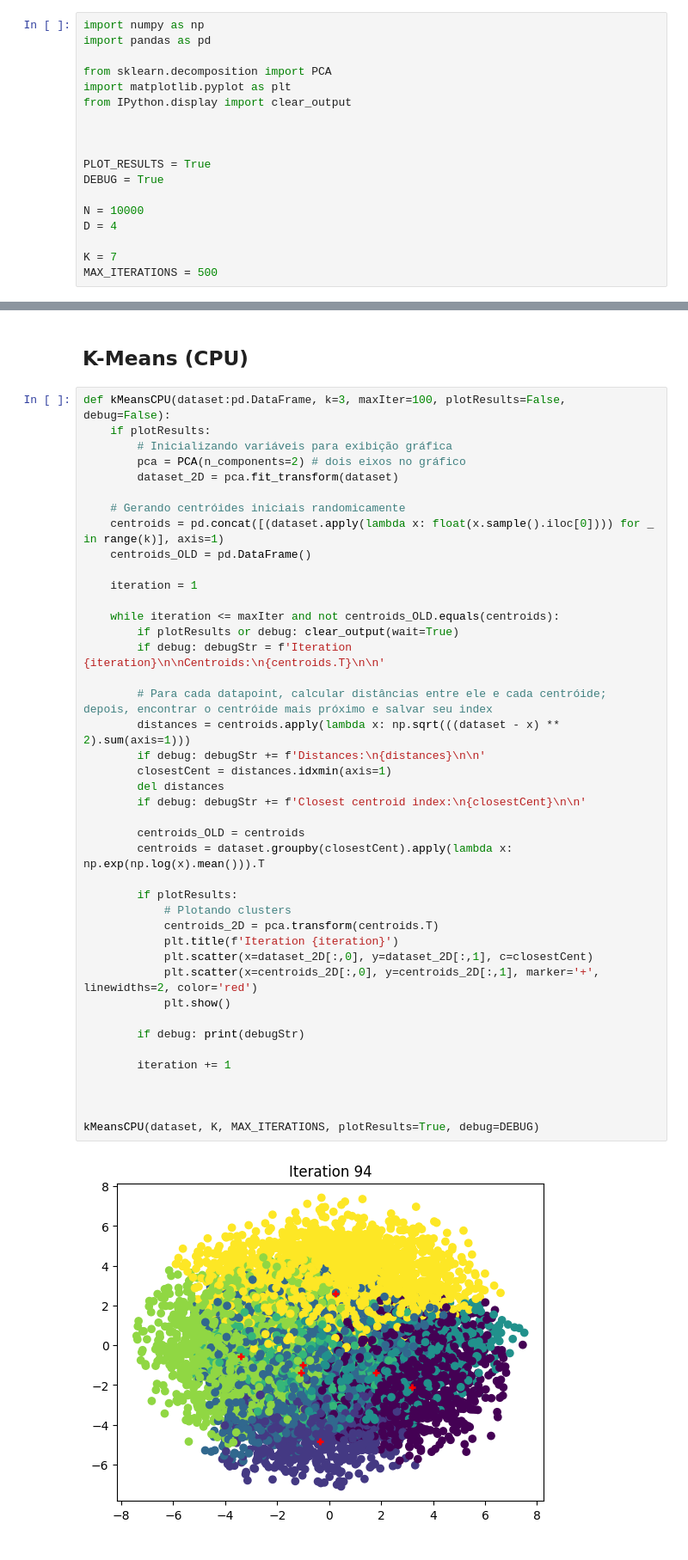
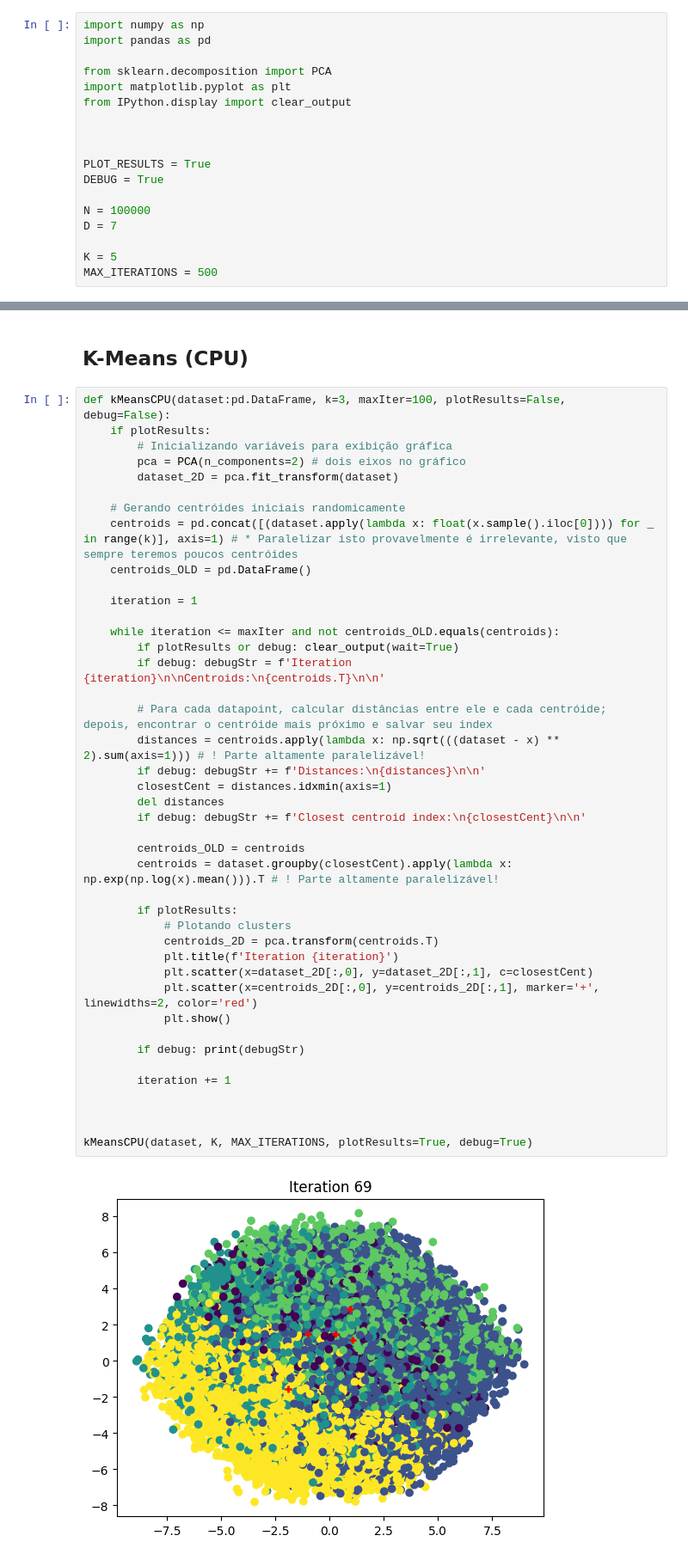
Before and after one commit to vinivosh/ufu-tcc2, a Jupyter notebook: code/examples-and-tests/kMeansCPU.ipynb, the cells around one changed output, grey strips where cells are left out. Shown at 86% size. Drawn from its saved outputs; the diff is of its cells as text.

```diff
--- a/code/examples-and-tests/kMeansCPU.ipynb
+++ b/code/examples-and-tests/kMeansCPU.ipynb
@@ -17,10 +17,10 @@ from IPython.display import clear_output
 PLOT_RESULTS = True
 DEBUG = True
 
-N = 10000
-D = 4
+N = 100000
+D = 7
 
-K = 7
+K = 5
 MAX_ITERATIONS = 500
 # %% [markdown]
 ## Criando o Dataset
@@ -56,39 +56,39 @@ def kMeansCPU(dataset:pd.DataFrame, k=3, maxIter=100, plotResults=False, debug=F
         dataset_2D = pca.fit_transform(dataset)
 
     # Gerando centróides iniciais randomicamente
-    centroids = pd.concat([(dataset.apply(lambda x: float(x.sample().iloc[0]))) for _ in range(k)], axis=1)
+    centroids = pd.concat([(dataset.apply(lambda x: float(x.sample().iloc[0]))) for _ in range(k)], axis=1) # * Paralelizar isto provavelmente é irrelevante, visto que sempre teremos poucos centróides
     centroids_OLD = pd.DataFrame()
 
     iteration = 1
 
     while iteration <= maxIter and not centroids_OLD.equals(centroids):
         if plotResults or debug: clear_output(wait=True)
         if debug: debugStr = f'Iteration {iteration}\n\nCentroids:\n{centroids.T}\n\n'
 
         # Para cada datapoint, calcular distâncias entre ele e cada centróide; depois, encontrar o centróide mais próximo e salvar seu index
-        distances = centroids.apply(lambda x: np.sqrt(((dataset - x) ** 2).sum(axis=1)))
+        distances = centroids.apply(lambda x: np.sqrt(((dataset - x) ** 2).sum(axis=1))) # ! Parte altamente paralelizável!
         if debug: debugStr += f'Distances:\n{distances}\n\n'
         closestCent = distances.idxmin(axis=1)
         del distances
         if debug: debugStr += f'Closest centroid index:\n{closestCent}\n\n'
 
         centroids_OLD = centroids
-        centroids = dataset.groupby(closestCent).apply(lambda x: np.exp(np.log(x).mean())).T
+        centroids = dataset.groupby(closestCent).apply(lambda x: np.exp(np.log(x).mean())).T # ! Parte altamente paralelizável!
 
         if plotResults:
             # Plotando clusters
             centroids_2D = pca.transform(centroids.T)
             plt.title(f'Iteration {iteration}')
             plt.scatter(x=dataset_2D[:,0], y=dataset_2D[:,1], c=closestCent)
             plt.scatter(x=centroids_2D[:,0], y=centroids_2D[:,1], marker='+', linewidths=2, color='red')
             plt.show()
 
         if debug: print(debugStr)
 
         iteration += 1
 
 
 
-kMeansCPU(dataset, K, MAX_ITERATIONS, plotResults=True, debug=DEBUG)
+kMeansCPU(dataset, K, MAX_ITERATIONS, plotResults=True, debug=True)
 # %% [output]
-[figure, old version]
+[figure, new version]
```
Also changed, not shown: parts of 4 cells of this notebook.
